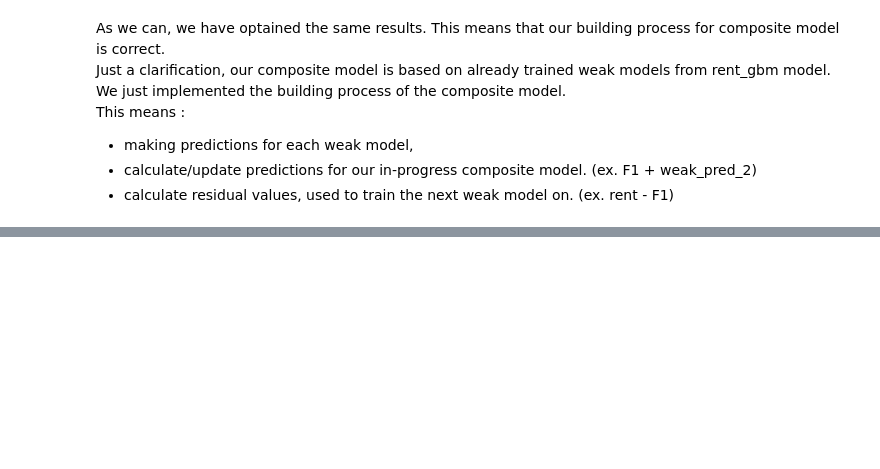
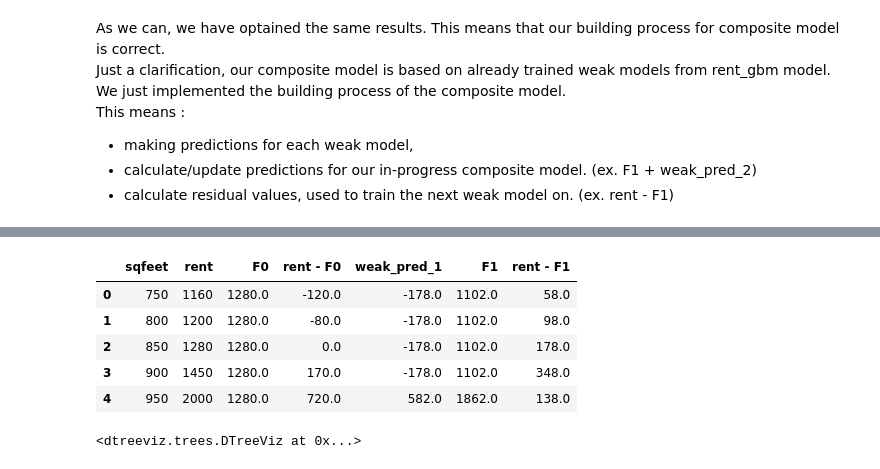
Before and after one commit to tlapusan/ml_learning, a Jupyter notebook: explain_ai/sklearn_gradient_boosting_implementation.ipynb, the cells around one changed output, grey strips where cells are left out. Cells and saved outputs as stored; diff of their text form; code cells hidden in the pictures; blank space fills up the shorter version.

```diff
--- a/explain_ai/sklearn_gradient_boosting_implementation.ipynb
+++ b/explain_ai/sklearn_gradient_boosting_implementation.ipynb
@@ -265,0 +275,3 @@ This means :
+# %%
+direction_gbm = GradientBoostingRegressor(max_depth=1, n_estimators=3, criterion="mae", learning_rate=1)
+direction_gbm.fit(dataset[features], dataset[y])
@@ -265,0 +288,2 @@ This means :
+# %%
+dataset_direction = dataset.copy()
@@ -265,0 +300,16 @@ This means :
+# %%
+weak_model_1 = direction_gbm.estimators_[0][0]
+dataset_direction, node_samples_1, decision_tree_viz_1 = apply_weak_model(weak_model_1, 1, dataset_direction)
+# %%
+dataset_direction
+# %% [output]
+|  | sqfeet | rent | F0 | rent - F0 | weak_pred_1 | F1 | rent - F1 |
+| 0 | 750 | 1160 | 1280.0 | -120.0 | -178.0 | 1102.0 | 58.0 |
+| 1 | 800 | 1200 | 1280.0 | -80.0 | -178.0 | 1102.0 | 98.0 |
+| 2 | 850 | 1280 | 1280.0 | 0.0 | -178.0 | 1102.0 | 178.0 |
+| 3 | 900 | 1450 | 1280.0 | 170.0 | -178.0 | 1102.0 | 348.0 |
+| 4 | 950 | 2000 | 1280.0 | 720.0 | 582.0 | 1862.0 | 138.0 |
+# %%
+decision_tree_viz_1
+# %% [output]
+<dtreeviz.trees.DTreeViz at 0x...>
```
Also changed, not shown: parts of 7 cells of this notebook, 10 other files.
